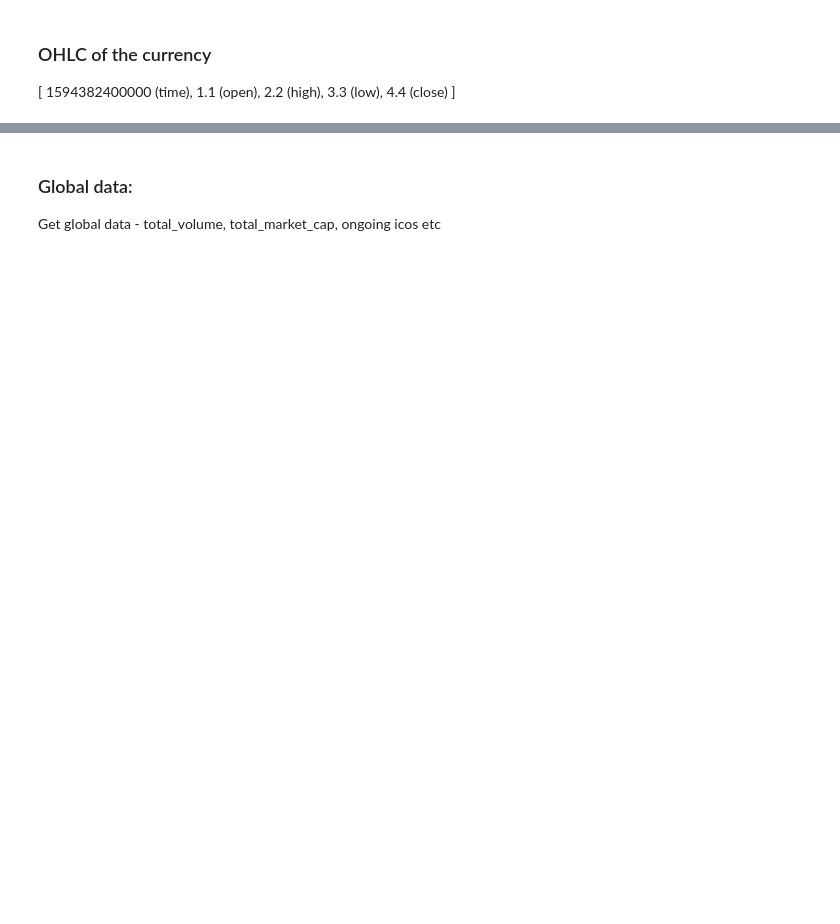
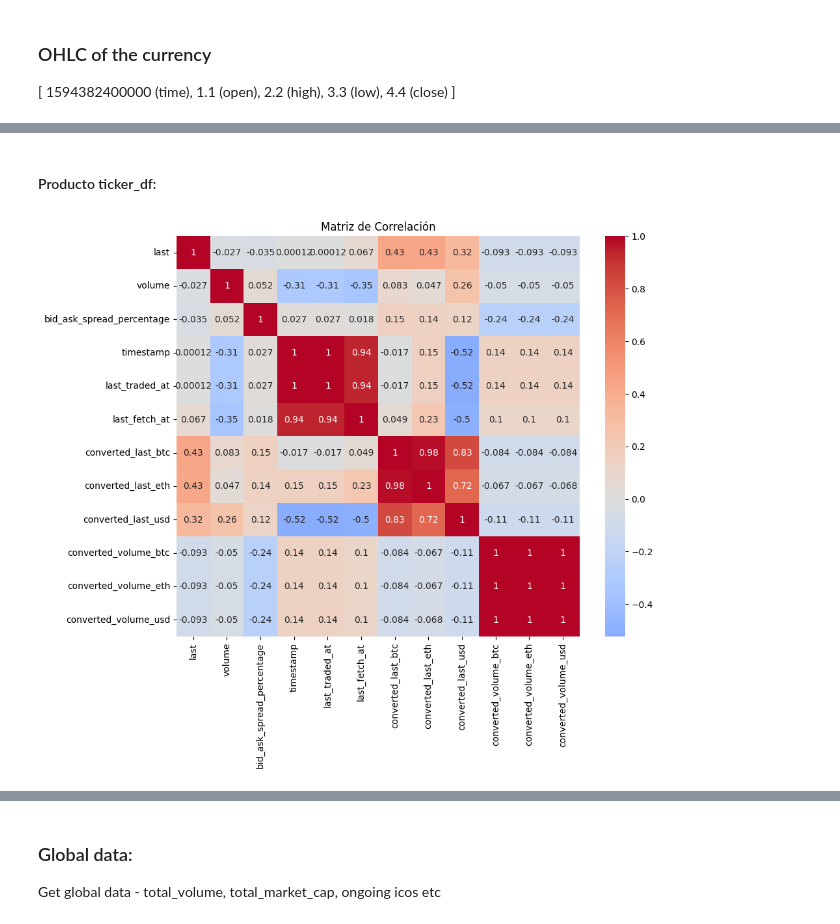
Before and after one commit to Lucaramallo/Cripto_analisis_lucaramallo, a Jupyter notebook: EDA_Cripto.ipynb, the cells around one changed output, grey strips where cells are left out. Drawn from its saved outputs; the diff is of its cells as text; code cells hidden in the pictures; blank space fills up the shorter version.

Commit message:
working on ETLs! tickers_df

```diff
--- a/EDA_Cripto.ipynb
+++ b/EDA_Cripto.ipynb
@@ -157,0 +468,4 @@ if __name__ == "__main__":
+# %%
+ticker_df['converted_last_btc'] = ticker_df['converted_last'].apply(lambda x: x['btc'])
+ticker_df['converted_last_eth'] = ticker_df['converted_last'].apply(lambda x: x['eth'])
+ticker_df['converted_last_usd'] = ticker_df['converted_last'].apply(lambda x: x['usd'])
@@ -157,0 +503,4 @@ if __name__ == "__main__":
+# %%
+ticker_df['converted_volume_btc'] = ticker_df['converted_volume'].apply(lambda x: x['btc'])
+ticker_df['converted_volume_eth'] = ticker_df['converted_volume'].apply(lambda x: x['eth'])
+ticker_df['converted_volume_usd'] = ticker_df['converted_volume'].apply(lambda x: x['usd'])
@@ -157,0 +527,4 @@ if __name__ == "__main__":
+# %%
+column_drop = ['market','converted_last','converted_volume']
+# Eliminar las columnas del DataFrame
+ticker_df = ticker_df.drop(columns=column_drop)
@@ -157,0 +560,17 @@ if __name__ == "__main__":
+# %% [markdown]
+#### Producto ticker_df:
+# %%
+
+# Seleccionar solo las columnas numéricas
+numeric_columns = ticker_df.select_dtypes(include=['float32', 'float64', 'int32', 'int64'])
+
+# Calcular la matriz de correlación
+correlation_matrix = numeric_columns.corr()
+# %%
+# Crear un heatmap utilizando seaborn
+plt.figure(figsize=(10, 8))
+sns.heatmap(correlation_matrix, annot=True, cmap='coolwarm', center=0)
+plt.title("Matriz de Correlación")
+plt.show()
+# %% [output]
+[figure, added]
```
Also changed, not shown: parts of 66 cells of this notebook.
